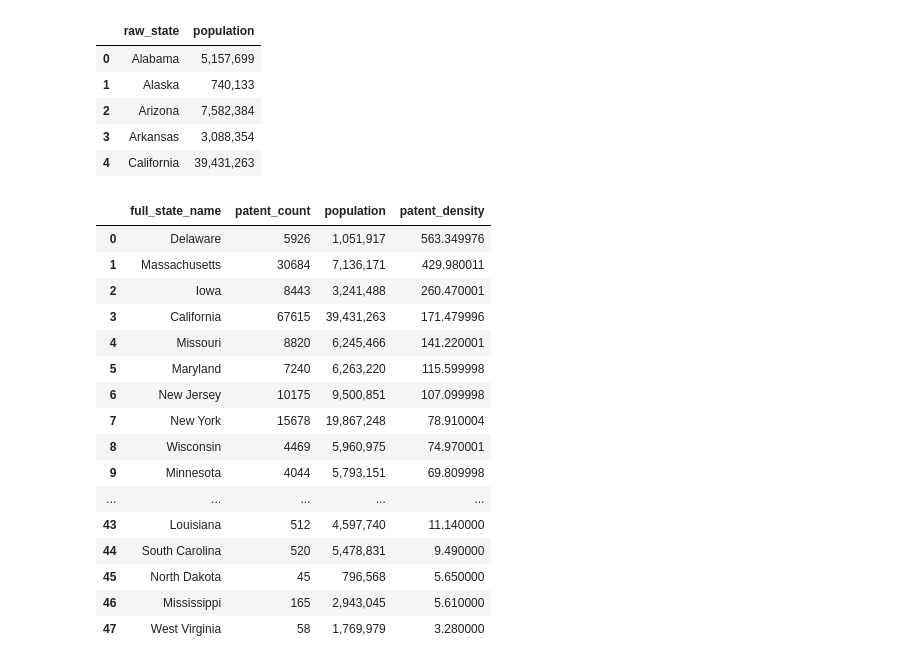
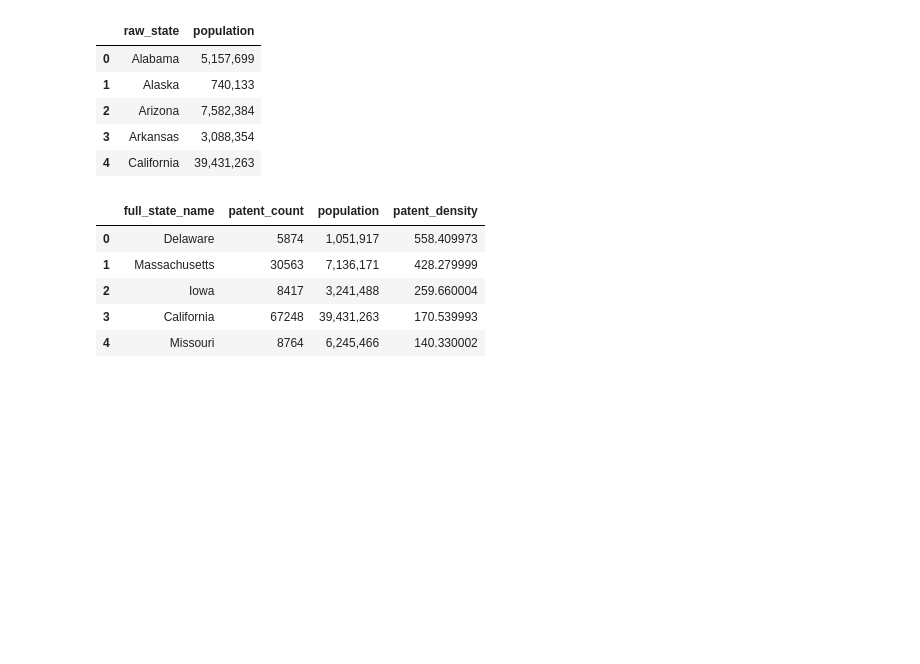
Before and after one commit to PatentsView/PatentsView-Code-Examples, a Jupyter notebook: data-downloads/PatentsView_Duckdb.ipynb, the cells around one changed output. Cells and saved outputs as stored; diff of their text form; code cells hidden in the pictures; blank space fills up the shorter version.

```diff
--- a/data-downloads/PatentsView_Duckdb.ipynb
+++ b/data-downloads/PatentsView_Duckdb.ipynb
@@ -423,11 +568,20 @@ plt.title(f' Geographic Distribution of Patents by State')
 plt.show()
 # %% [output]
 [figure]
+# %%
+#Refresh geographic_data to include Alaska and Hawaii
+# Group by 'raw_state' to get the distribution by state
+query_geographic_distribution = """
+SELECT raw_state, COUNT(*) AS patent_count
+FROM filtered_assignee_data
+GROUP BY raw_state
+ORDER BY patent_count DESC
+"""
+
+# Execute the query to get the grouped data
+geographic_data = con.execute(query_geographic_distribution).fetchdf()
 # %%
 # Ensure geographic_data contains the necessary columns: Raw state, assignee type, and patent count
-geographic_data['full_state_name'] = geographic_data['raw_state']
-
-
 
 # Interactive choropleth map
 fig = px.choropleth(
@@ -491,40 +636,29 @@ state_pop.limit(5).df()
 # %%
 geographic_data['full_state_name'] = geographic_data['raw_state'].map(state_abbreviation_to_name)
 
 
 query_patent_density = """
 SELECT
     g.full_state_name,  -- Using full state name for the join
     g.patent_count,
     p.population AS population,
     ROUND((CAST(g.patent_count AS FLOAT) * 100000.0) / CAST(REPLACE(p.population, ',', '') AS FLOAT), 2) AS patent_density  -- Remove commas and cast to FLOAT
 FROM geographic_data g
 JOIN state_pop p
 ON g.full_state_name = p.raw_state  -- Matching full state name
 ORDER BY patent_density DESC
 """
 
 patent_density_data = con.execute(query_patent_density).fetchdf()
 
-display(patent_density_data)
+display(patent_density_data.head())
 # %% [output]
 |  | full_state_name | patent_count | population | patent_density |
-| 0 | Delaware | 5926 | 1,051,917 | 563.349976 |
-| 1 | Massachusetts | 30684 | 7,136,171 | 429.980011 |
-| 2 | Iowa | 8443 | 3,241,488 | 260.470001 |
-| 3 | California | 67615 | 39,431,263 | 171.479996 |
-| 4 | Missouri | 8820 | 6,245,466 | 141.220001 |
-| 5 | Maryland | 7240 | 6,263,220 | 115.599998 |
-| 6 | New Jersey | 10175 | 9,500,851 | 107.099998 |
-| 7 | New York | 15678 | 19,867,248 | 78.910004 |
-| 8 | Wisconsin | 4469 | 5,960,975 | 74.970001 |
-| 9 | Minnesota | 4044 | 5,793,151 | 69.809998 |
-| ... | ... | ... | ... | ... |
-| 43 | Louisiana | 512 | 4,597,740 | 11.140000 |
-| 44 | South Carolina | 520 | 5,478,831 | 9.490000 |
-| 45 | North Dakota | 45 | 796,568 | 5.650000 |
-| 46 | Mississippi | 165 | 2,943,045 | 5.610000 |
-| 47 | West Virginia | 58 | 1,769,979 | 3.280000 |
+| 0 | Delaware | 5874 | 1,051,917 | 558.409973 |
+| 1 | Massachusetts | 30563 | 7,136,171 | 428.279999 |
+| 2 | Iowa | 8417 | 3,241,488 | 259.660004 |
+| 3 | California | 67248 | 39,431,263 | 170.539993 |
+| 4 | Missouri | 8764 | 6,245,466 | 140.330002 |
 # %%
 # Merge the shapefile data with patent density data
 merged_data = us_map.set_index('name').join(patent_density_data.set_index('full_state_name'))
```
Also changed, not shown: parts of 66 cells of this notebook.
